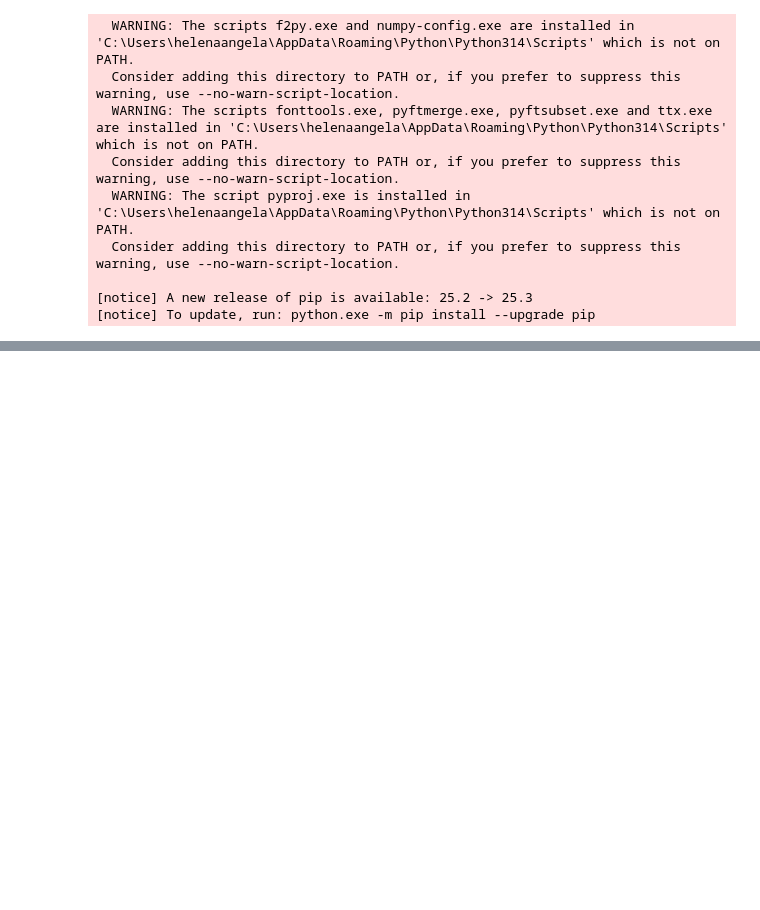
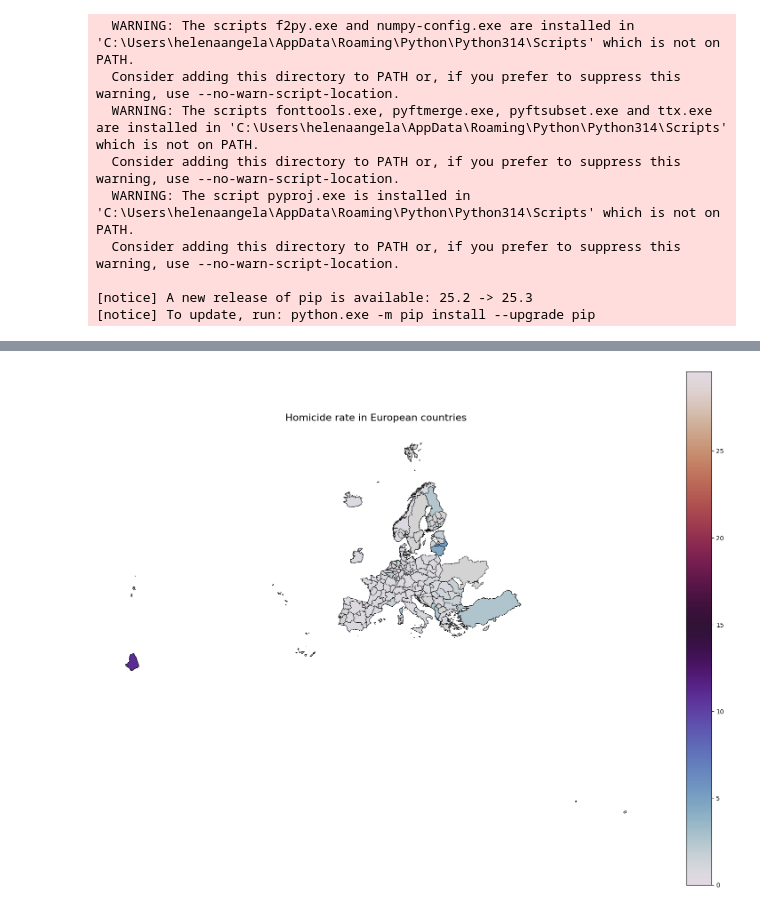
Before and after one commit to piStacya/CRIME_ANALYSIS_DS, a Jupyter notebook: Notebooks/Riigid_ja_regioonid.ipynb, the cells around one changed output, grey strips where cells are left out. Saved outputs shown, nothing was run; the diff lists cells and outputs as text; code cells hidden in the pictures; blank space fills up the shorter version.

Commit message:
Plotted the Europe map with homicide rate

```diff
--- a/Notebooks/Riigid_ja_regioonid.ipynb
+++ b/Notebooks/Riigid_ja_regioonid.ipynb
@@ -430,0 +461,57 @@ Successfully installed certifi-2025.11.12 contourpy-1.3.3 cycler-0.12.1 descarte
+# %%
+#loon kaks dataframe'i, ühed kus unit on NR ja teised kus unit on P_HTHAB (per hundred thousand habitants)
+df1 = crime_df.loc[crime_df['unit']=='NR']
+df2 = crime_df.loc[crime_df['unit']=='P_HTHAB']
+
+kuriteod = crime_df['iccs'].unique()
+iccs_uNR = {} #kuritöö järgi tabelid kus ühikuks on kogu arv
+iccs_uP = {} #kuritöö järgi tabelid kus ühikuks on P_HTHAB ehk crime rate per hundred thousand habitants
+
+for kood in kuriteod:
+    # Filtreerime algse DataFrame'i ainult selle koodi ridade järgi
+    alamtabel = df1[df1['iccs'] == kood].copy()
+    alamtabel2 = df2[df2['iccs'] == kood].copy()
+
+    # Salvestame alamtabeli sõnastikku
+    iccs_uNR[kood] = alamtabel
+    iccs_uP[kood] = alamtabel2
+# %%
+europe_map_gdf2 = gpd.read_file("../assets/NUTS_RG_10M_2024_3035.gpkg")
+# %%
+import matplotlib.pyplot as plt
+
+homicide_df_uP = iccs_uP["ICCS0101"].copy()
+homicide_df_uP['total'] = homicide_df_uP.iloc[:, 4:19].mean(axis=1, skipna=True)
+homicide_df_uP_narrow = homicide_df_uP[["unit","iccs","total","geo"]]
+map_key = "NUTS_ID"
+data_key = "geo"
+homicide_geo_data = europe_map_gdf2.merge(
+    homicide_df_uP_narrow, left_on=map_key, right_on=data_key, how="left"
+)
+# The column we want to plot is now part of the GeoDataFrame
+column = 'total'
+
+# Set up the plot
+fig, ax = plt.subplots(1, 1, figsize=(20, 15))
+
+# Create the map
+homicide_geo_data.plot(
+    column=column,  # The column to use for color-coding
+    ax=ax,
+    legend=True,             # Display the color legend
+    cmap='twilight',           # Choose a color map (e.g., Red-Yellow-Green for variance)
+    missing_kwds={           # Style for countries that didn't have a matching data value (NaN)
+        "color": "lightgrey",
+        "edgecolor": "black",
+        "label": "No Data"
+    },
+    edgecolor='black',       # Country border color
+    linewidth=0.5
+)
+
+# Clean up the plot
+ax.set_title('Homicide rate in European countries', fontdict={'fontsize': '16', 'fontweight': '3'})
+ax.set_axis_off() # Remove the latitude and longitude axes
+plt.show()
+# %% [output]
+[figure, added]
```
Also changed, not shown: parts of 5 cells of this notebook, 1 other file.
